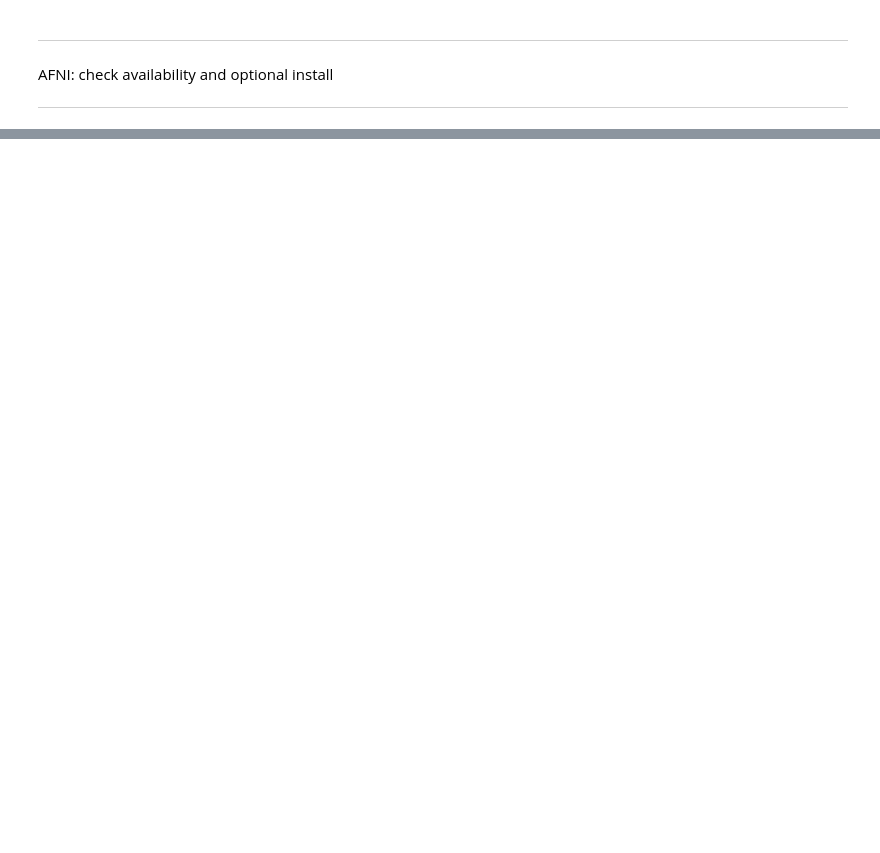
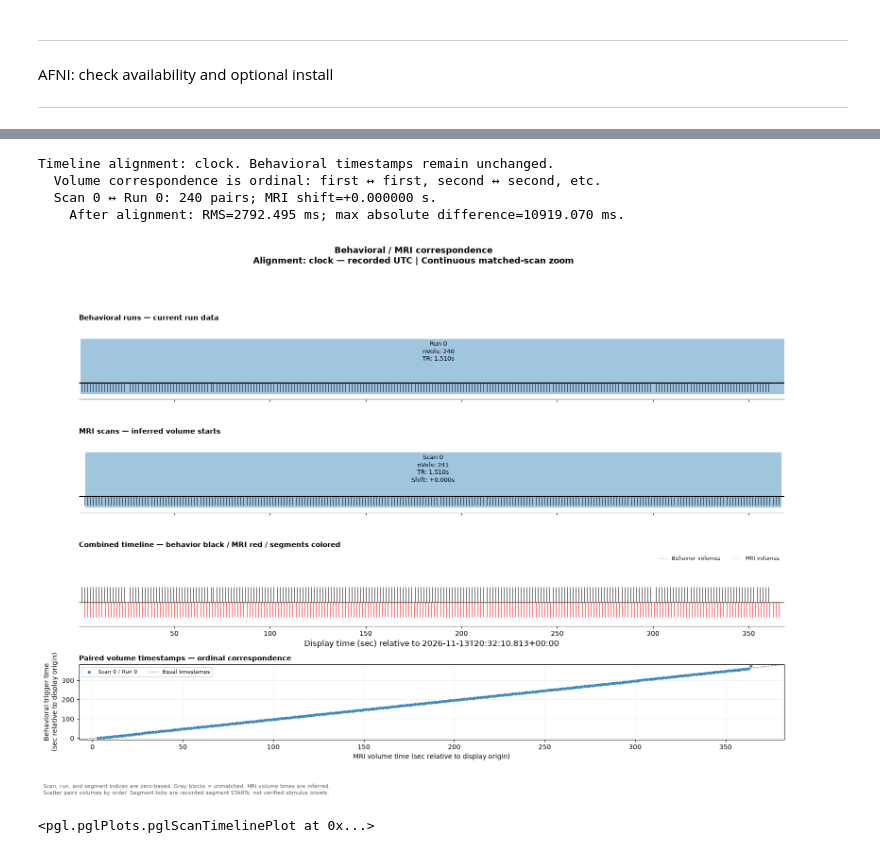
Before and after one commit to justingardner/pgl, a Jupyter notebook: tutorials/mriPipeline.ipynb, the cells around one changed output, grey strips where cells are left out. Drawn from its saved outputs; the diff is of its cells as text; code cells hidden in the pictures; blank space fills up the shorter version.

Commit message:
Adding hook to display scanRunMatch

```diff
--- a/tutorials/mriPipeline.ipynb
+++ b/tutorials/mriPipeline.ipynb
@@ -187,3 +107,7 @@ afni = pglAFNI()
 afni.install()
 # %%
 pglActions.help()
+# %%
+from pgl import pglDatabase
+session = pglDatabase.loadSession(125)
+session.setScanRunMatches([(4, 0), (5, 1), (6, 2), (10, 3), (11, 4), (12, 5), (17,6), (21, 7), (22, 8), (23, 9)])
@@ -189,0 +132,9 @@ pglActions.help()
+# %%
+session.displayScanRunMapping()
+# %% [output]
+Timeline alignment: clock. Behavioral timestamps remain unchanged.
+  Volume correspondence is ordinal: first ↔ first, second ↔ second, etc.
+  Scan 0 ↔ Run 0: 240 pairs; MRI shift=+0.000000 s.
+    After alignment: RMS=2792.495 ms; max absolute difference=10919.070 ms.
+[figure, added]
+<pgl.pglPlots.pglScanTimelinePlot at 0x...>
```
Also changed, not shown: parts of 7 cells of this notebook, 2 other files.
